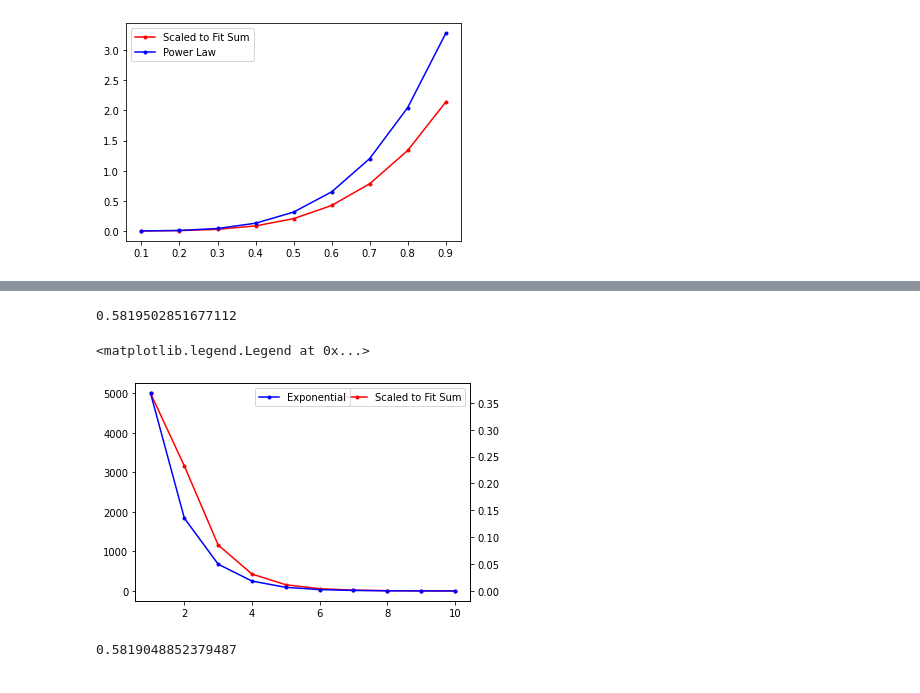
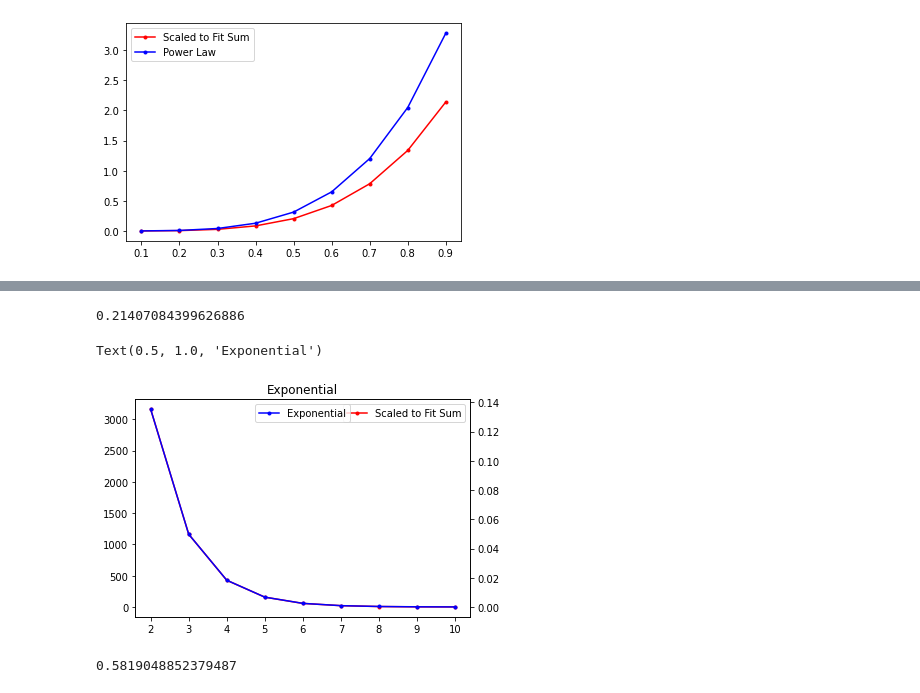
Before and after one commit to archana53/power-law-for-CI, a Jupyter notebook: CS8803_HML_Project_updated.ipynb, the cells around one changed output, grey strips where cells are left out. Saved outputs shown, nothing was run; the diff lists cells and outputs as text; code cells hidden in the pictures.

```diff
--- a/CS8803_HML_Project_updated.ipynb
+++ b/CS8803_HML_Project_updated.ipynb
@@ -1091,21 +1130,22 @@ array([[5000, 4999, 1344,  450,  160,   58,   21,    7,    2,    1],
 # %%
 beta = 1
-x = np.arange(1,11)
+x = np.arange(2,11)
 y = np.exp(-x/beta)/beta
 print(np.sum(y))
 fig, ax1 = plt.subplots()
 
 ax2 = ax1.twinx()
-y = [1,2,7,21,57,157,427,1162,3160,5000]
+y = [1,2,7,21,57,157,427,1162,3160]
 y.reverse()
 ax1.plot(x, y,marker='.', c="red", label="Scaled to Fit Sum")
 ax2.plot(x, np.exp(-x),marker='.', c="blue",label="Exponential")
 ax1.legend()
 ax2.legend(loc="upper center")
+plt.title("Exponential")
 # %% [output]
-0.5819502851677112
+0.21407084399626886
-<matplotlib.legend.Legend at 0x...>
+Text(0.5, 1.0, 'Exponential')
-[figure, old version]
+[figure, new version]
 # %%
 beta = 1
 x = np.arange(1,10)
```
Also changed, not shown: parts of 4 cells of this notebook, 1 other file.
